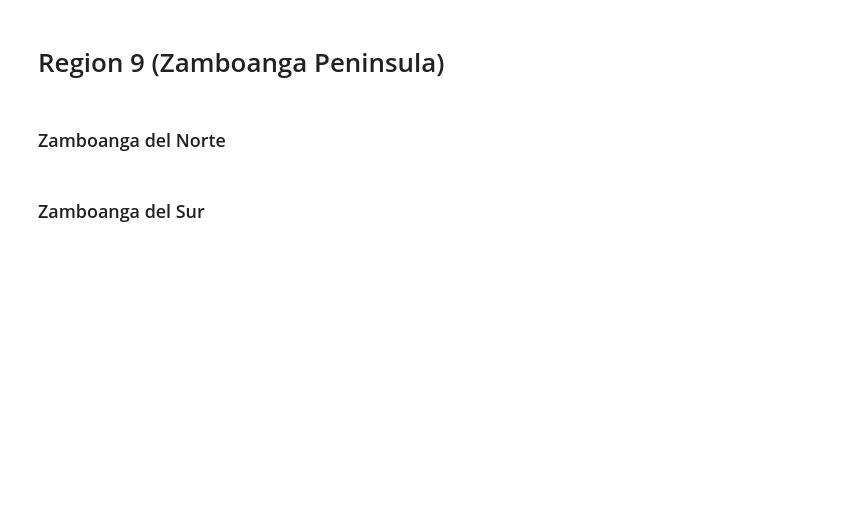
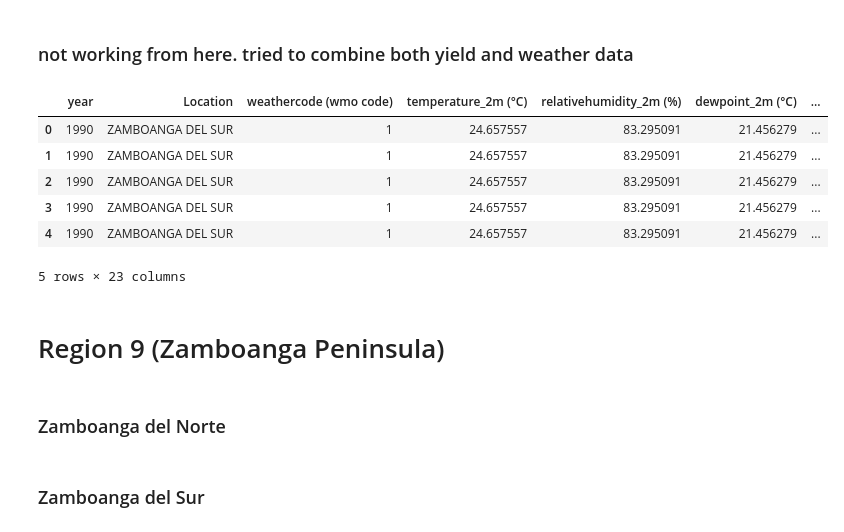
Before and after one commit to darahmanayaga/thesis-2, a Jupyter notebook: historical-data-hourly-to-annual.ipynb, the cells around one changed output. Drawn from its saved outputs; the diff is of its cells as text; code cells hidden in the pictures; blank space fills up the shorter version.

Commit message:
what needs to be done: combine both yield and weather data. please base on the notebook on what's lacking

```diff
--- a/historical-data-hourly-to-annual.ipynb
+++ b/historical-data-hourly-to-annual.ipynb
@@ -15,5 +83,21 @@ print(result)
 # %%
 result.to_csv('Merged Historical Weather Annual Data.csv')
+# %% [markdown]
+### not working from here. tried to combine both yield and weather data
+# %%
+weather = pd.read_csv(r'Merged Historical Weather Annual Data.csv')
+yield_data = pd.read_csv(r'Yield Data Final.csv')
+merged_df = pd.merge(weather, yield_data, on= 'Location')
+# %%
+merged_df.head()
+# %% [output]
+|  | year | Location | weathercode (wmo code) | temperature_2m (°C) | relativehumidity_2m (%) | dewpoint_2m (°C) | ... |
+| 0 | 1990 | ZAMBOANGA DEL SUR | 1 | 24.657557 | 83.295091 | 21.456279 | ... |
+| 1 | 1990 | ZAMBOANGA DEL SUR | 1 | 24.657557 | 83.295091 | 21.456279 | ... |
+| 2 | 1990 | ZAMBOANGA DEL SUR | 1 | 24.657557 | 83.295091 | 21.456279 | ... |
+| 3 | 1990 | ZAMBOANGA DEL SUR | 1 | 24.657557 | 83.295091 | 21.456279 | ... |
+| 4 | 1990 | ZAMBOANGA DEL SUR | 1 | 24.657557 | 83.295091 | 21.456279 | ... |
+5 rows × 23 columns
 # %% [markdown]
 # Region 9 (Zamboanga Peninsula)
 # %% [markdown]
```
Also changed, not shown: parts of 10 cells of this notebook, 1 other file.
